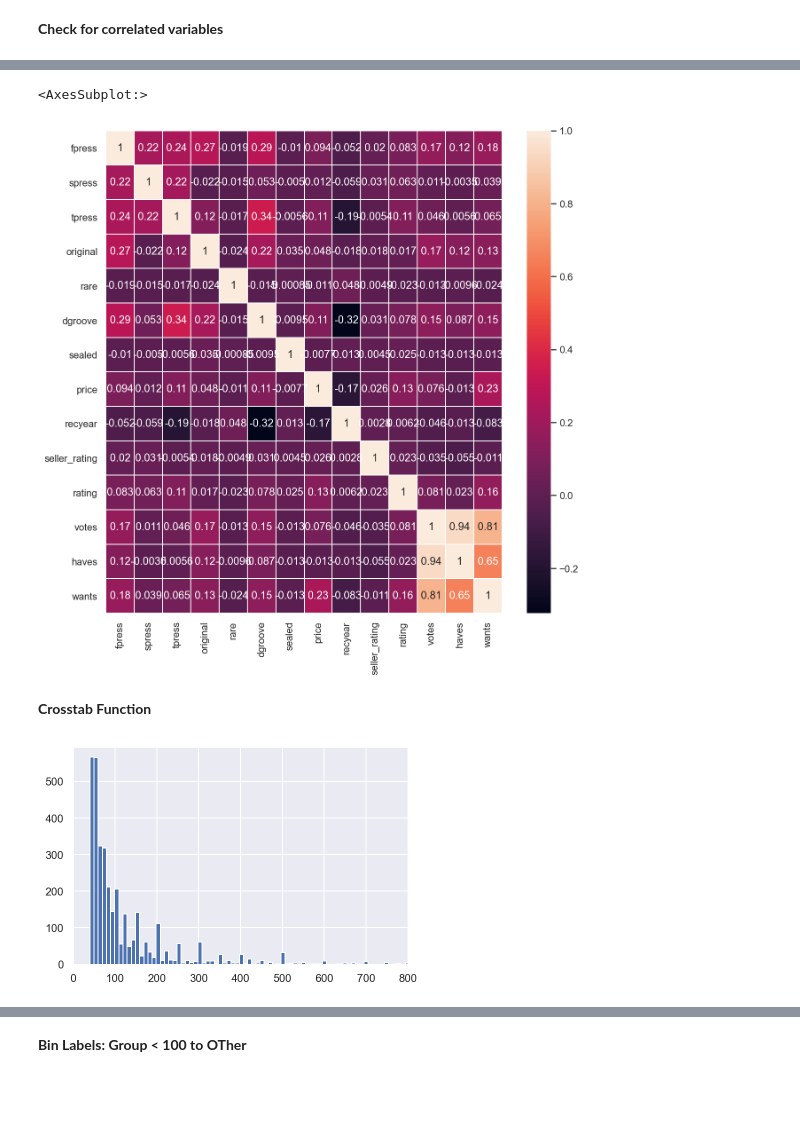
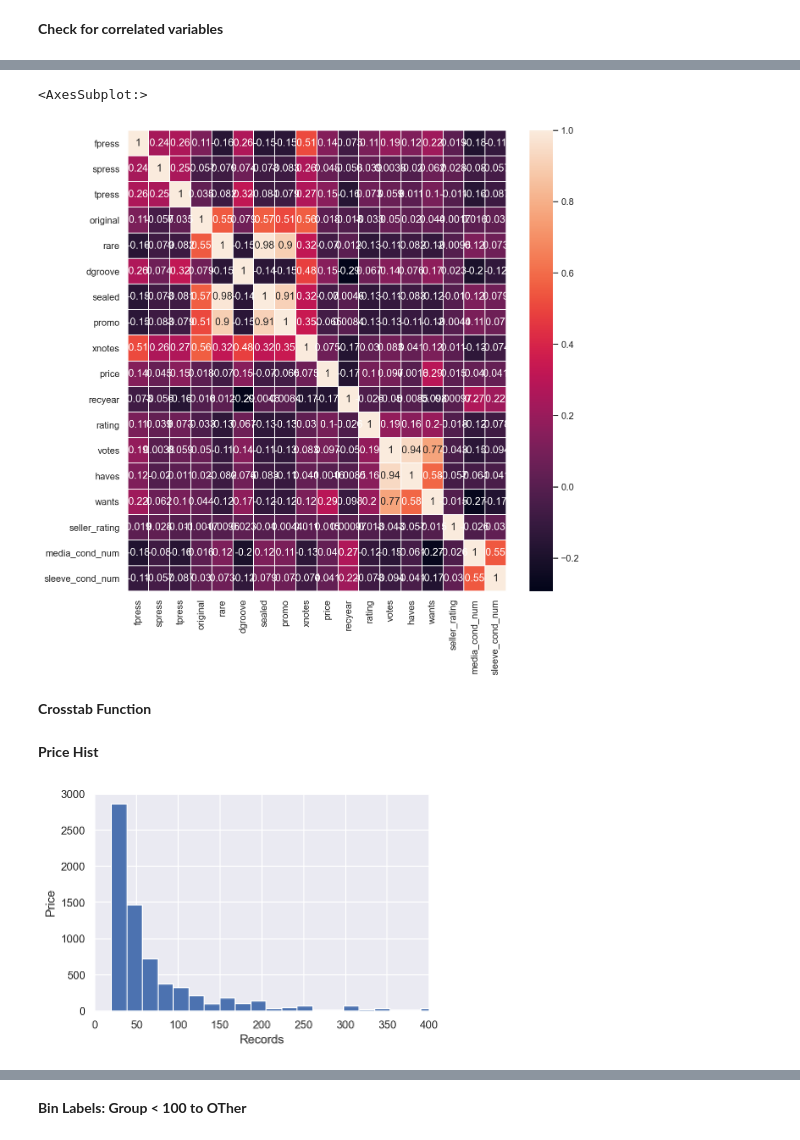
Before and after one commit to chan-chris/Metis_proj2, a Jupyter notebook: pgms/03_analysis.ipynb, the cells around one changed output, grey strips where cells are left out. Cells and saved outputs as stored; diff of their text form; code cells hidden in the pictures; blank space fills up the shorter version.

```diff
--- a/pgms/03_analysis.ipynb
+++ b/pgms/03_analysis.ipynb
@@ -75,5 +71,3 @@ memory usage: 1.1+ MB
-# %%
-df.drop(['Price','Recorded_at','Pressed_by','Seller_Rating','Media_Condition','Sleeve_Condition','Artist_Album','Format'], axis=1, inplace=True)
 # %%
 df.describe()
 # %% [output]
@@ -93,6 +82,0 @@ df.describe()
-# %%
-haveszero = np.array(df['haves'].values.tolist())
-df['haves'] = np.where(haveszero ==0 , 1, haveszero).tolist()
-
-wantszero = np.array(df['wants'].values.tolist())
-df['wants'] = np.where(wantszero ==0 , 1, wantszero).tolist()
@@ -102,2 +82,0 @@ df['wants'] = np.where(wantszero ==0 , 1, wantszero).tolist()
-# %%
-df['seller_rating'].fillna(value=df['seller_rating'].mode(),inplace=True)
@@ -120,3 +82,0 @@ df.isnull().sum().sum()
-# %%
-# Dropping NAN
-df.dropna(inplace=True)
@@ -185,7 +107,7 @@ f, ax = plt.subplots(figsize=(10, 10))
 sns.heatmap(df_corr, annot=True, linewidths=.5, ax=ax)
 # %% [output]
 <AxesSubplot:>
-[figure, old version]
+[figure, new version]
 # %% [markdown]
 **Crosstab Function**
 # %%
@@ -203,10 +125,14 @@ import matplotlib.pyplot as plt
 import numpy as np
 from matplotlib import colors
 from matplotlib.ticker import PercentFormatter
+# %% [markdown]
+**Price Hist**
 # %%
 # Price
-plt.hist(df['price'], bins =500)
-plt.xlim(0,800)
+plt.hist(df['price'], bins =150)
+plt.xlim(0,400)
+plt.ylim(0,3000)
+plt.xlabel('Records'),plt.ylabel('Price')
 plt.show()
 # %% [output]
-[figure, old version]
+[figure, new version]
```
Also changed, not shown: parts of 174 cells of this notebook, 15 other files.
